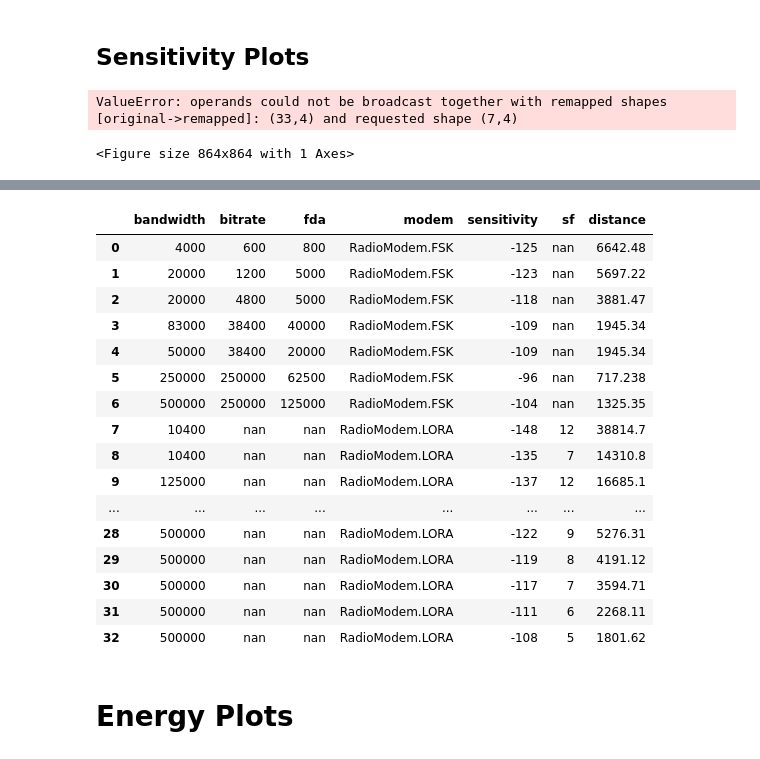
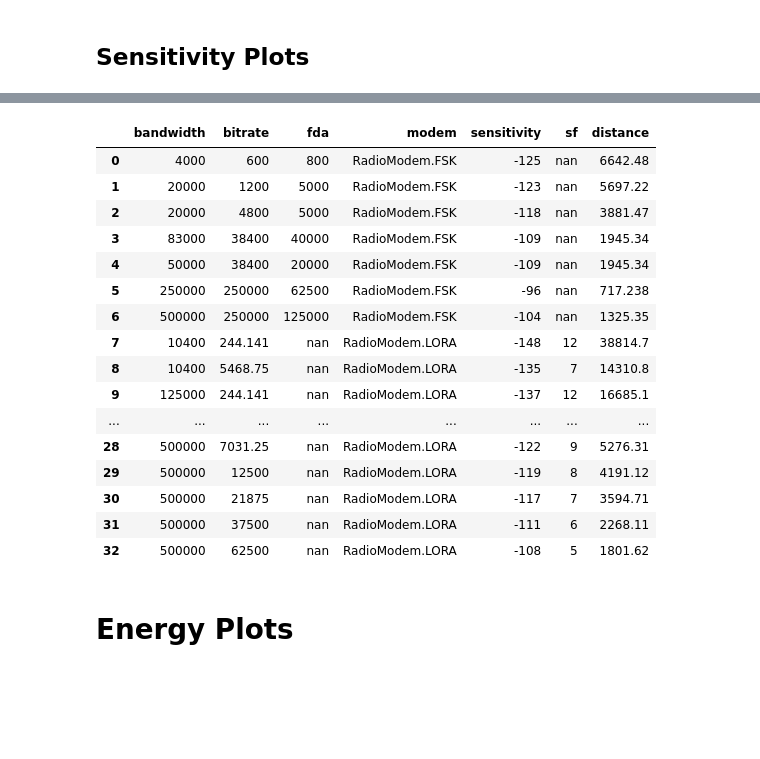
Before and after one commit to Atokulus/flora_tools, a Jupyter notebook: flora_tools/analysis/analyze_sensitivity_power.ipynb, the cells around one changed output, grey strips where cells are left out. Cells and saved outputs as stored; diff of their text form; code cells hidden in the pictures; blank space fills up the shorter version.

```diff
--- a/flora_tools/analysis/analyze_sensitivity_power.ipynb
+++ b/flora_tools/analysis/analyze_sensitivity_power.ipynb
@@ -44,7 +43,7 @@ def get_color(item):
     if not np.isnan(item.sf):
         return RadioConfiguration(int(12 - item.sf)).color
     else:
-        return (0.1,1.0,0.3)
+        return (0.1,0.7,0.4)
 
 df = pd.DataFrame(SENSITIVITIES)
 
@@ -58,18 +57,20 @@ fig = plt.figure(figsize=[12,12])
 ax = fig.add_subplot(111, projection='3d')
 
 for index, row in df.iterrows():
-    ax.plot([row.bitrate, row.bitrate], [row.bandwidth, row.bandwidth], [0, row.distance], ':', c='#00000040')
+    ax.plot([np.log10(row.bitrate / 1000), np.log10(row.bitrate / 1000)], [row.bandwidth / 1000, row.bandwidth / 1000], [0, np.log10(row.distance / 1000)], ':', c=colors[index])
 
-ax.scatter(df.bitrate, df.bandwidth, df.distance, c=colors, edgecolors=edgecolors, s=100)
+ax.scatter(np.log10(df.bitrate / 1000), df.bandwidth / 1000, np.log10(df.distance / 1000), c=colors, edgecolors=edgecolors, s=150, alpha=0.8)
+
+for index, row in df.iterrows():
+    ax.text(np.log10(row.bitrate / 1000), row.bandwidth / 1000, np.log10(row.distance / 1000), str(index), None, color='w', fontsize=7, horizontalalignment="center", verticalalignment="center")
+
 
 ax = plt.gca()
-plt.xlabel("Bitrate [bps]")
-plt.ylabel("Bandwidth [Hz]")
-ax.set_zlabel("Max. Distance @ 22 dBm [m]")
+plt.xlabel("Bitrate [$\log_{10}$(kbps)]")
+plt.ylabel("Bandwidth [kHz]")
+ax.set_zlabel("Max. Distance @ 22 dBm [$\log_{10}$(km)]")
 
 plt.show()
 
 df.style
 # %% [output]
-ValueError: operands could not be broadcast together with remapped shapes [original->remapped]: (33,4) and requested shape (7,4)
-<Figure size 864x864 with 1 Axes>
@@ -76,20 +78,20 @@ ValueError: operands could not be broadcast together with remapped shapes [origi
 |  | bandwidth | bitrate | fda | modem | sensitivity | sf | distance |
 | 0 | 4000 | 600 | 800 | RadioModem.FSK | -125 | nan | 6642.48 |
 | 1 | 20000 | 1200 | 5000 | RadioModem.FSK | -123 | nan | 5697.22 |
 | 2 | 20000 | 4800 | 5000 | RadioModem.FSK | -118 | nan | 3881.47 |
 | 3 | 83000 | 38400 | 40000 | RadioModem.FSK | -109 | nan | 1945.34 |
 | 4 | 50000 | 38400 | 20000 | RadioModem.FSK | -109 | nan | 1945.34 |
 | 5 | 250000 | 250000 | 62500 | RadioModem.FSK | -96 | nan | 717.238 |
 | 6 | 500000 | 250000 | 125000 | RadioModem.FSK | -104 | nan | 1325.35 |
-| 7 | 10400 | nan | nan | RadioModem.LORA | -148 | 12 | 38814.7 |
-| 8 | 10400 | nan | nan | RadioModem.LORA | -135 | 7 | 14310.8 |
-| 9 | 125000 | nan | nan | RadioModem.LORA | -137 | 12 | 16685.1 |
+| 7 | 10400 | 244.141 | nan | RadioModem.LORA | -148 | 12 | 38814.7 |
+| 8 | 10400 | 5468.75 | nan | RadioModem.LORA | -135 | 7 | 14310.8 |
+| 9 | 125000 | 244.141 | nan | RadioModem.LORA | -137 | 12 | 16685.1 |
 | ... | ... | ... | ... | ... | ... | ... | ... |
-| 28 | 500000 | nan | nan | RadioModem.LORA | -122 | 9 | 5276.31 |
-| 29 | 500000 | nan | nan | RadioModem.LORA | -119 | 8 | 4191.12 |
-| 30 | 500000 | nan | nan | RadioModem.LORA | -117 | 7 | 3594.71 |
-| 31 | 500000 | nan | nan | RadioModem.LORA | -111 | 6 | 2268.11 |
-| 32 | 500000 | nan | nan | RadioModem.LORA | -108 | 5 | 1801.62 |
+| 28 | 500000 | 7031.25 | nan | RadioModem.LORA | -122 | 9 | 5276.31 |
+| 29 | 500000 | 12500 | nan | RadioModem.LORA | -119 | 8 | 4191.12 |
+| 30 | 500000 | 21875 | nan | RadioModem.LORA | -117 | 7 | 3594.71 |
+| 31 | 500000 | 37500 | nan | RadioModem.LORA | -111 | 6 | 2268.11 |
+| 32 | 500000 | 62500 | nan | RadioModem.LORA | -108 | 5 | 1801.62 |
 # %% [markdown]
 # Energy Plots
 # %%
```
Also changed, not shown: parts of 4 cells of this notebook, 2 other files.
